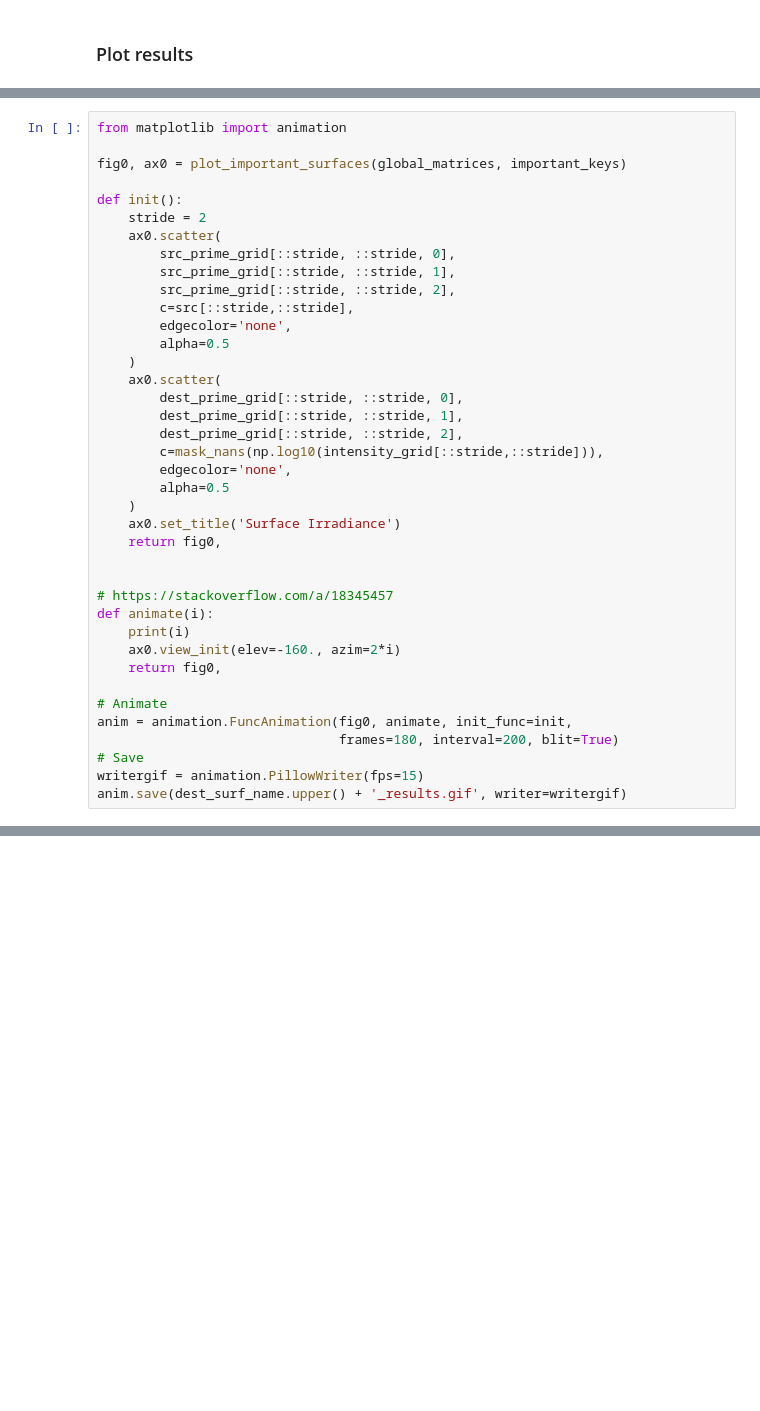
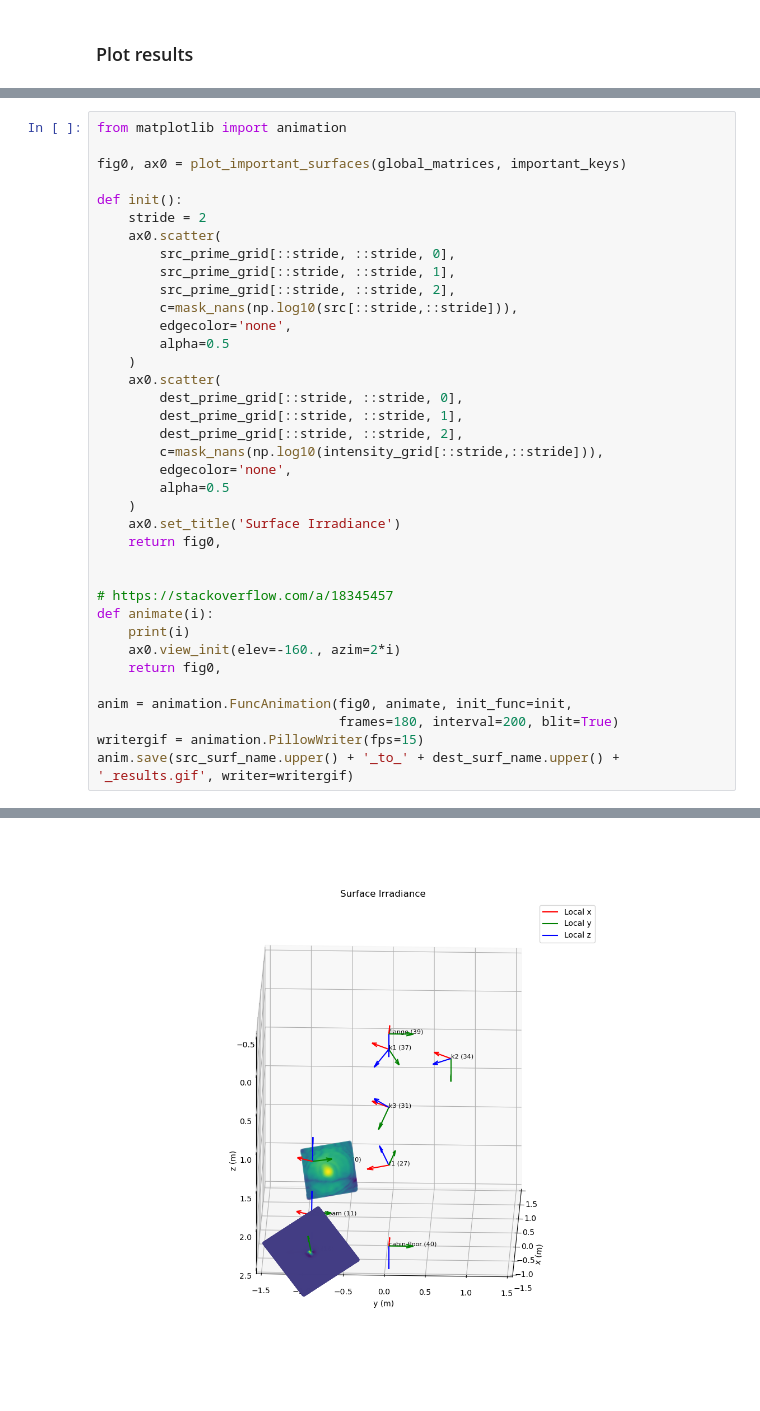
Before and after one commit to evanmayer/hotspot, a Jupyter notebook: verification/fresnel_zemax.ipynb, the cells around one changed output, grey strips where cells are left out. Drawn from its saved outputs; the diff is of its cells as text; blank space fills up the shorter version.

```diff
--- a/verification/fresnel_zemax.ipynb
+++ b/verification/fresnel_zemax.ipynb
@@ -559,7 +598,7 @@ def init():
         src_prime_grid[::stride, ::stride, 0],
         src_prime_grid[::stride, ::stride, 1],
         src_prime_grid[::stride, ::stride, 2],
-        c=src[::stride,::stride],
+        c=mask_nans(np.log10(src[::stride,::stride])),
         edgecolor='none',
         alpha=0.5
     )
@@ -581,9 +620,8 @@ def animate(i):
     ax0.view_init(elev=-160., azim=2*i)
     return fig0,
 
-# Animate
 anim = animation.FuncAnimation(fig0, animate, init_func=init,
                                frames=180, interval=200, blit=True)
-# Save
 writergif = animation.PillowWriter(fps=15)
-anim.save(dest_surf_name.upper() + '_results.gif', writer=writergif)
+anim.save(src_surf_name.upper() + '_to_' + dest_surf_name.upper() + '_results.gif', writer=writergif)
+# %% [output]
@@ -589,0 +645 @@ anim.save(dest_surf_name.upper() + '_results.gif', writer=writergif)
+[figure, added]
```
Also changed, not shown: parts of 15 cells of this notebook.
